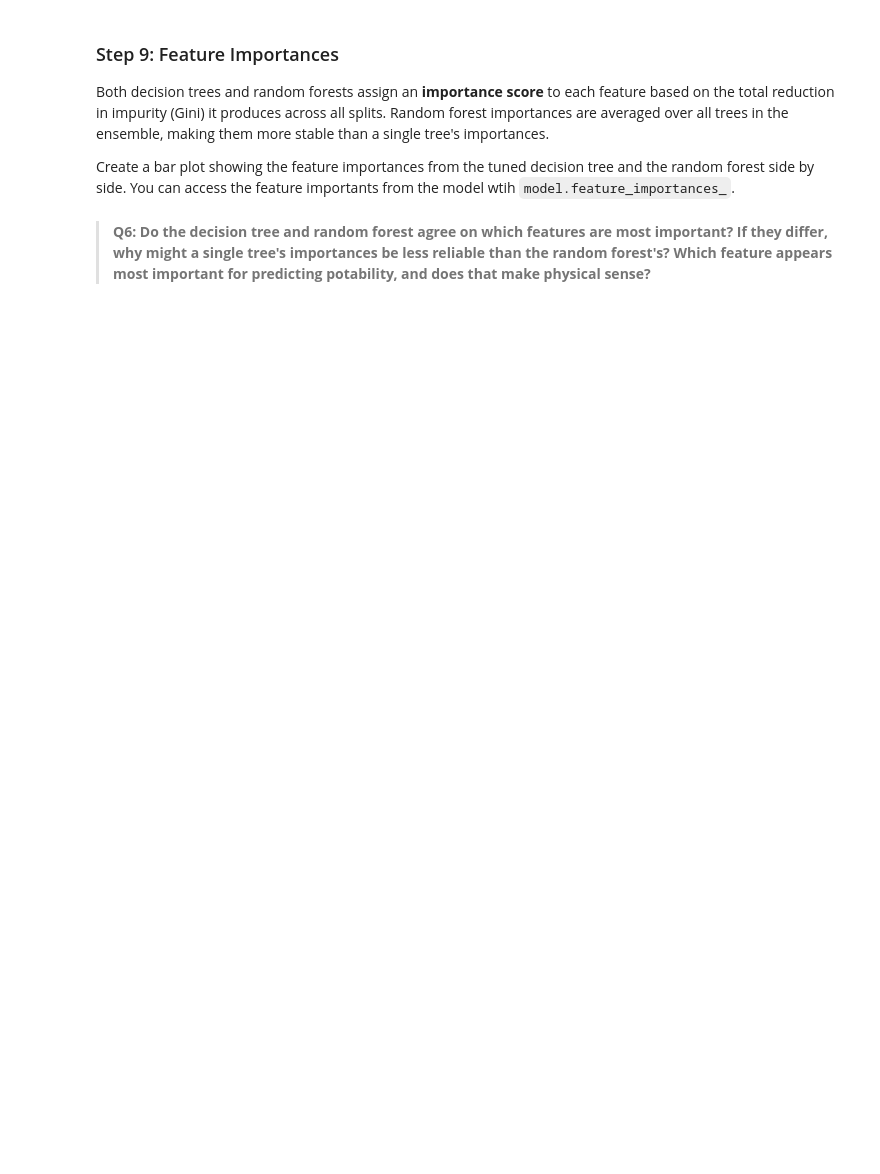
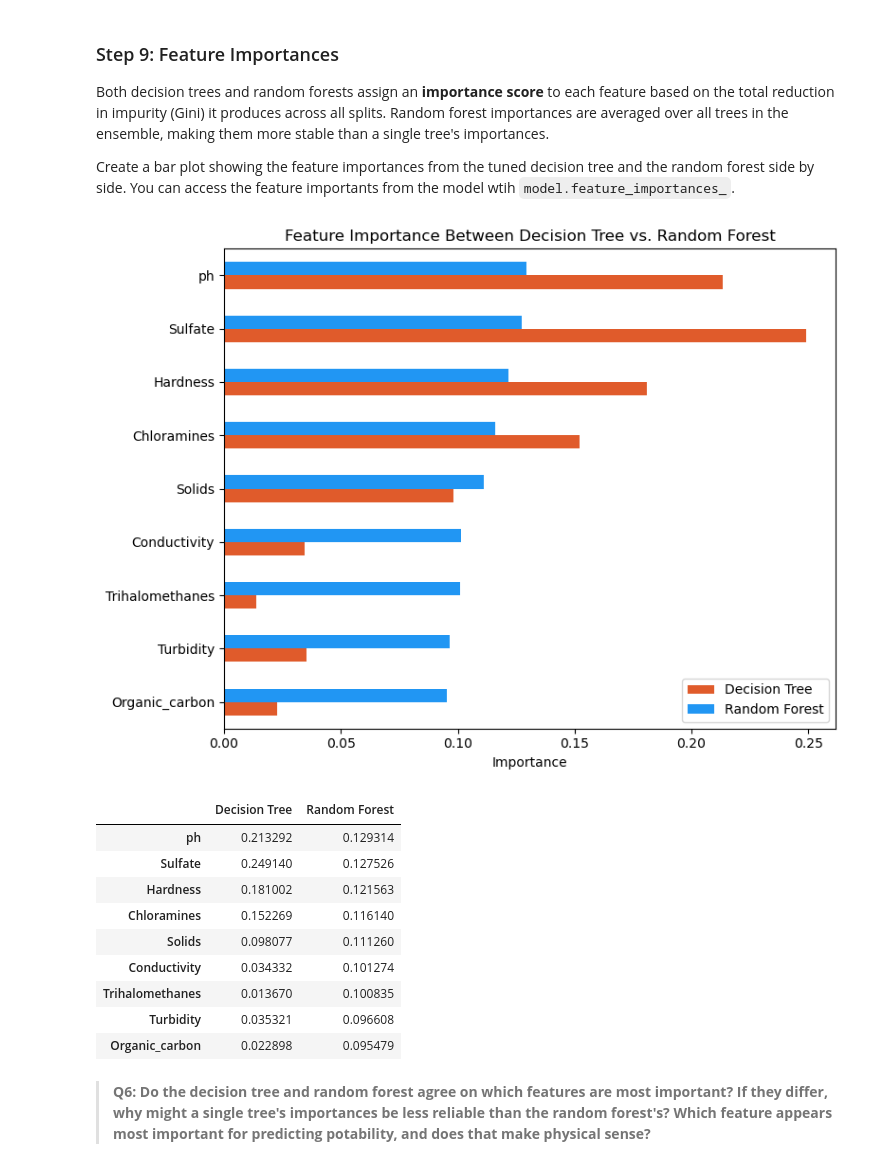
Before and after one commit to vedikaS-byte/assignment-3, a Jupyter notebook: task2/hw3-task2.ipynb, the cells around one changed output. Saved outputs shown, nothing was run; the diff lists cells and outputs as text; code cells hidden in the pictures; blank space fills up the shorter version.

```diff
--- a/task2/hw3-task2.ipynb
+++ b/task2/hw3-task2.ipynb
@@ -333,6 +333,37 @@ The random forest performed better with a test accuracy of 0.66 because it combi
 Both decision trees and random forests assign an **importance score** to each feature based on the total reduction in impurity (Gini) it produces across all splits. Random forest importances are averaged over all trees in the ensemble, making them more stable than a single tree's importances.
 
 Create a bar plot showing the feature importances from the tuned decision tree and the random forest side by side. You can access the feature importants from the model wtih `model.feature_importances_`.
+# %%
+# General idea is to plot two bars for each variable to compare between both models
+# Feature importances
+imp_df = pd.DataFrame({
+    "Decision Tree": dt_opt.feature_importances_,
+    "Random Forest": rf.feature_importances_
+}, index=X_train.columns)
+
+# Put random forest first for table comparison (since had higher test accuracy)
+imp_df = imp_df.sort_values("Random Forest")
+
+# Grouped horizontal bars
+imp_df.plot(kind= "barh", figsize=(8, 6), color=["#E05B2B", "#2196F3"])
+plt.xlabel("Importance")
+plt.title("Feature Importance Between Decision Tree vs. Random Forest")
+plt.tight_layout()
+plt.show()
+
+imp_df.sort_values("Random Forest", ascending= False)
+# %% [output]
+[figure, added]
+|  | Decision Tree | Random Forest |
+| ph | 0.213292 | 0.129314 |
+| Sulfate | 0.249140 | 0.127526 |
+| Hardness | 0.181002 | 0.121563 |
+| Chloramines | 0.152269 | 0.116140 |
+| Solids | 0.098077 | 0.111260 |
+| Conductivity | 0.034332 | 0.101274 |
+| Trihalomethanes | 0.013670 | 0.100835 |
+| Turbidity | 0.035321 | 0.096608 |
+| Organic_carbon | 0.022898 | 0.095479 |
 # %% [markdown]
 > **Q6: Do the decision tree and random forest agree on which features are most important? If they differ, why might a single tree's importances be less reliable than the random forest's? Which feature appears most important for predicting potability, and does that make physical sense?**
 # %% [markdown]
```
Also changed, not shown: parts of 5 cells of this notebook, 1 other file.
